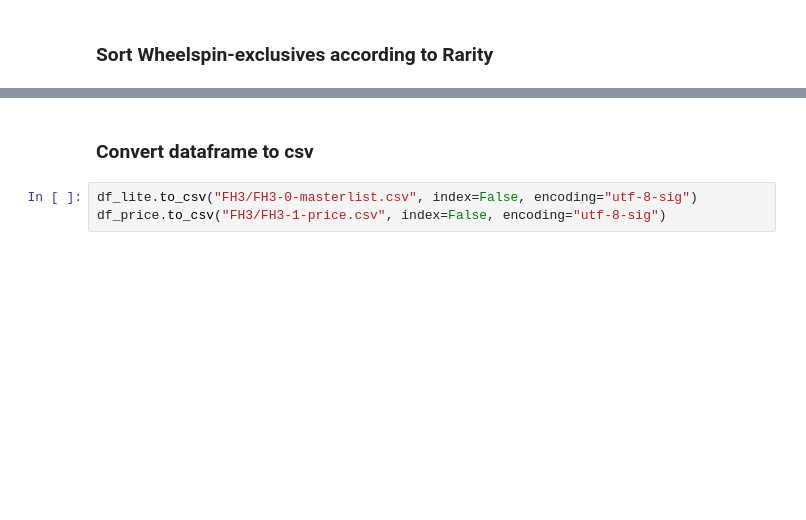
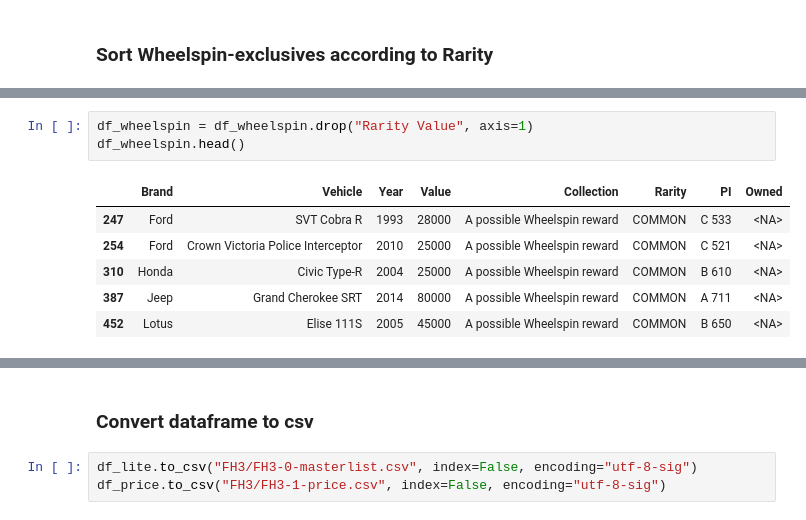
Before and after one commit to iaspidem/fh-cars-list, a Jupyter notebook: fh4-process.ipynb, the cells around one changed output, grey strips where cells are left out. Drawn from its saved outputs; the diff is of its cells as text; blank space fills up the shorter version.

Commit message:
create Wheelspin exclusives filter

```diff
--- a/fh4-process.ipynb
+++ b/fh4-process.ipynb
@@ -392,0 +393,10 @@ df_wheelspin.head()
+# %%
+df_wheelspin = df_wheelspin.drop("Rarity Value", axis=1)
+df_wheelspin.head()
+# %% [output]
+|  | Brand | Vehicle | Year | Value | Collection | Rarity | PI | Owned |
+| 247 | Ford | SVT Cobra R | 1993 | 28000 | A possible Wheelspin reward | COMMON | C 533 | <NA> |
+| 254 | Ford | Crown Victoria Police Interceptor | 2010 | 25000 | A possible Wheelspin reward | COMMON | C 521 | <NA> |
+| 310 | Honda | Civic Type-R | 2004 | 25000 | A possible Wheelspin reward | COMMON | B 610 | <NA> |
+| 387 | Jeep | Grand Cherokee SRT | 2014 | 80000 | A possible Wheelspin reward | COMMON | A 711 | <NA> |
+| 452 | Lotus | Elise 111S | 2005 | 45000 | A possible Wheelspin reward | COMMON | B 650 | <NA> |
```
Also changed, not shown: parts of 2 cells of this notebook.
